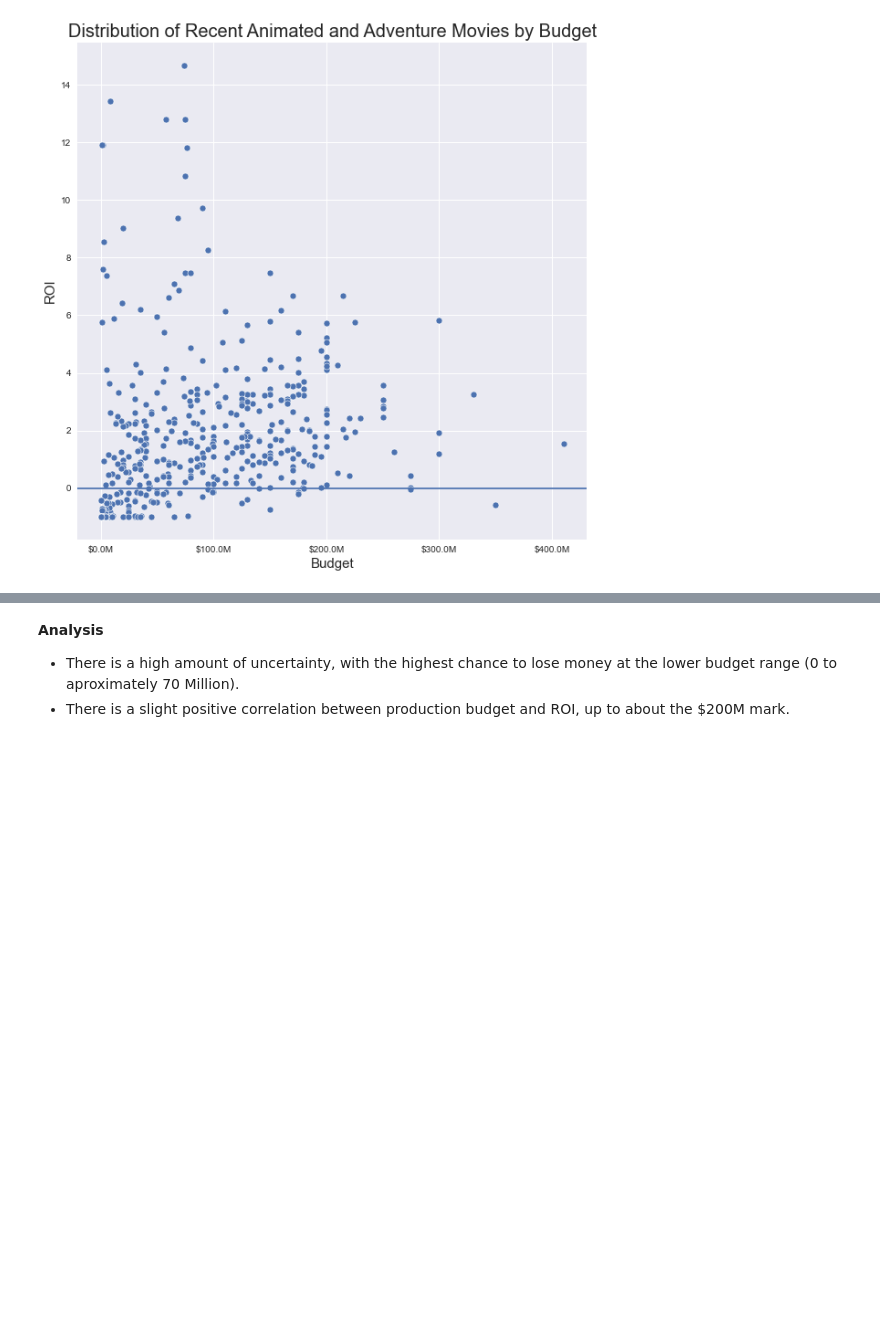
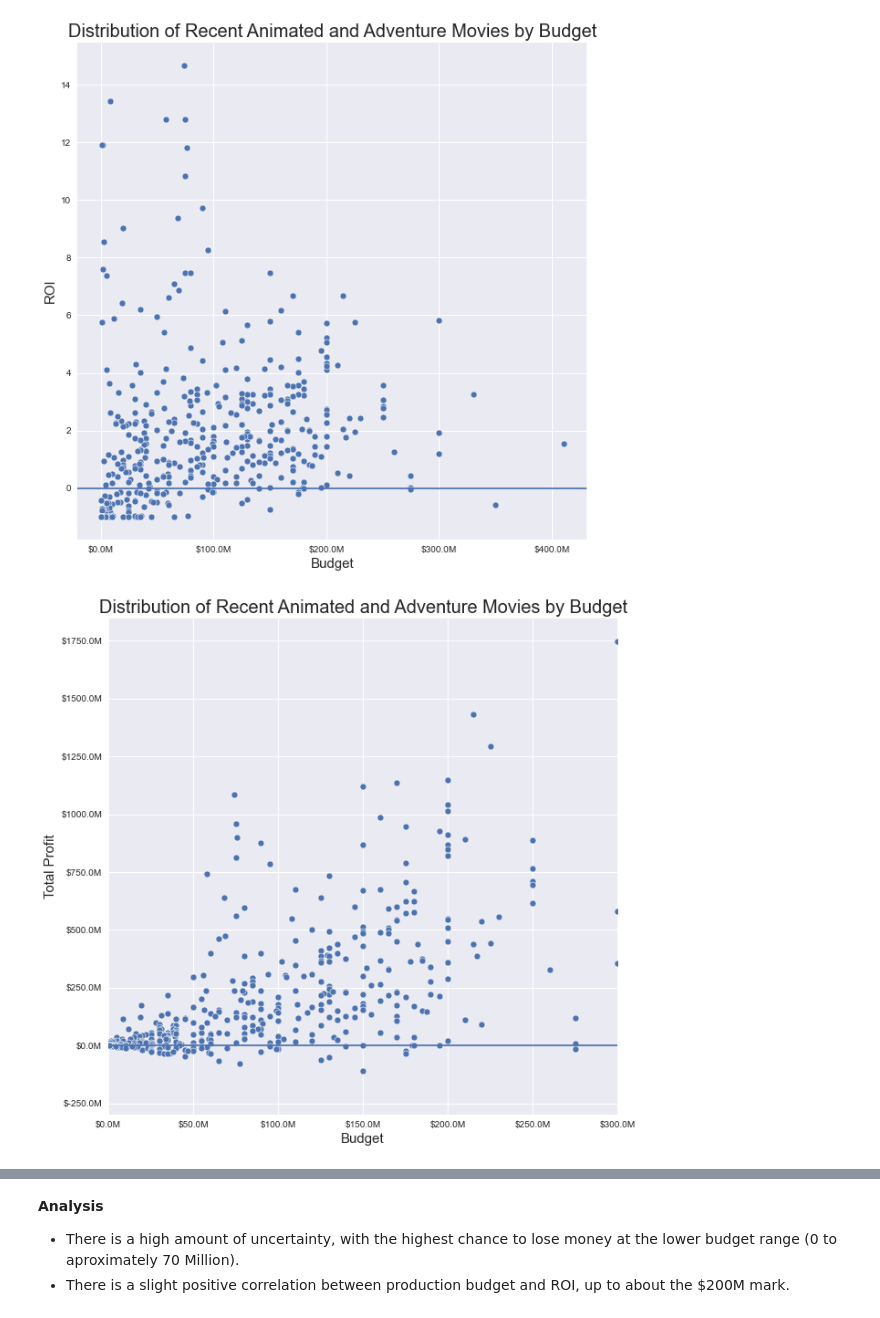
Before and after one commit to jxn628/dsc-phase-1-project, a Jupyter notebook: student.ipynb, the cells around one changed output, grey strips where cells are left out. Saved outputs shown, nothing was run; the diff lists cells and outputs as text; code cells hidden in the pictures; blank space fills up the shorter version.

Commit message:
implemented final recommendations

```diff
--- a/student.ipynb
+++ b/student.ipynb
@@ -1109,3 +1152,23 @@ plt.savefig('images/project_1_scatter_1')
 plt.show();
 # %% [output]
 [figure]
+# %%
+fig, ax = plt.subplots(figsize=(10,10))
+p = sns.scatterplot(x="production_budget", y="total_profit", data=recommendation_1);
+
+p.set_xlabel("Budget", fontsize = 15)
+p.set_ylabel("Total Profit", fontsize = 15)
+p.xaxis.set_major_formatter(display_millions)
+p.yaxis.set_major_formatter(display_millions)
+
+#plt.ylim(-20000000, 125000000)
+plt.xlim(0, 300000000)
+
+p.set_title("Distribution of Recent Animated and Adventure Movies by Budget", fontsize = 20)
+plt.figsize=(30,20)
+plt.axhline(y=0)
+plt.savefig('images/project_1_scatter_1')
+
+plt.show();
+# %% [output]
+[figure, added]
```
Also changed, not shown: parts of 11 cells of this notebook.
